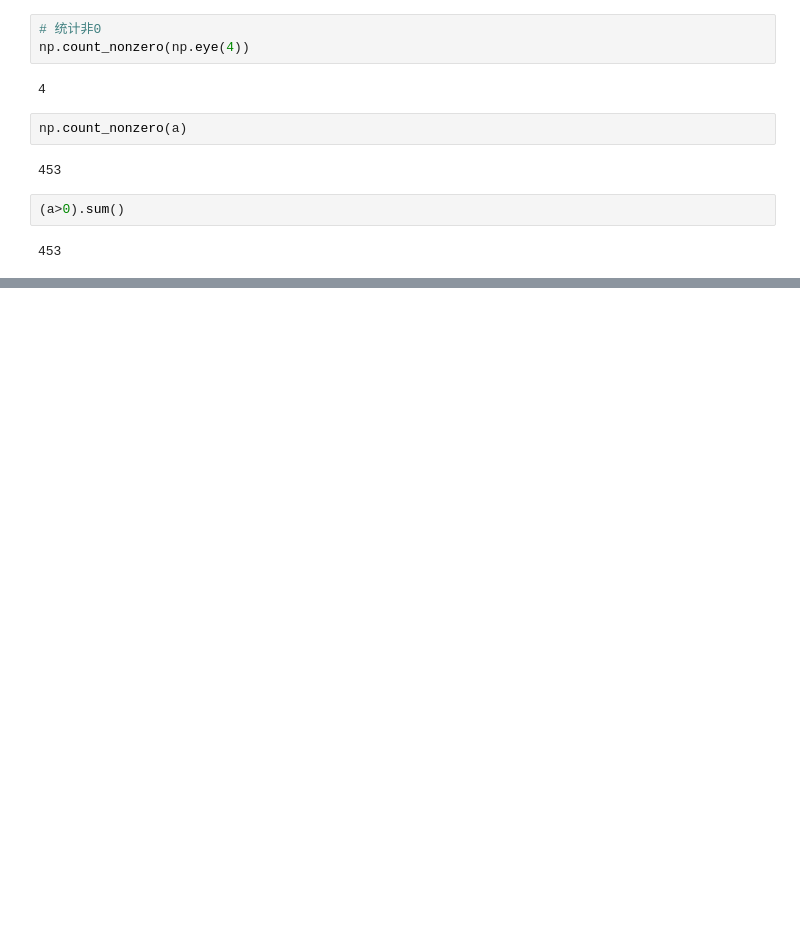
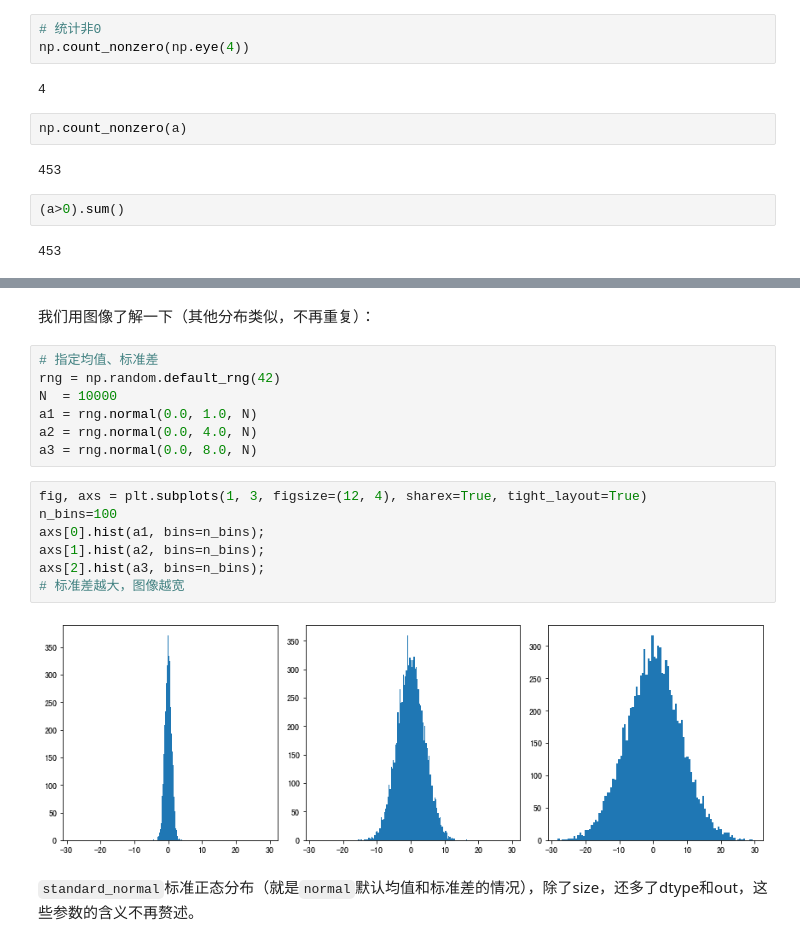
Before and after one commit to datawhalechina/powerful-numpy, a Jupyter notebook: src/skilled/ch05-probability_statistics.ipynb, the cells around one changed output, grey strips where cells are left out. Saved outputs shown, nothing was run; the diff lists cells and outputs as text; blank space fills up the shorter version.

```diff
--- a/src/skilled/ch05-probability_statistics.ipynb
+++ b/src/skilled/ch05-probability_statistics.ipynb
@@ -641,0 +1250,20 @@ np.count_nonzero(a)
+# %% [markdown]
+我们用图像了解一下（其他分布类似，不再重复）：
+# %%
+# 指定均值、标准差
+rng = np.random.default_rng(42)
+N  = 10000
+a1 = rng.normal(0.0, 1.0, N)
+a2 = rng.normal(0.0, 4.0, N)
+a3 = rng.normal(0.0, 8.0, N)
+# %%
+fig, axs = plt.subplots(1, 3, figsize=(12, 4), sharex=True, tight_layout=True)
+n_bins=100
+axs[0].hist(a1, bins=n_bins);
+axs[1].hist(a2, bins=n_bins);
+axs[2].hist(a3, bins=n_bins);
+# 标准差越大，图像越宽
+# %% [output]
+[figure, added]
+# %% [markdown]
+`standard_normal`标准正态分布（就是`normal`默认均值和标准差的情况），除了size，还多了dtype和out，这些参数的含义不再赘述。
```
Also changed, not shown: parts of 161 cells of this notebook.
